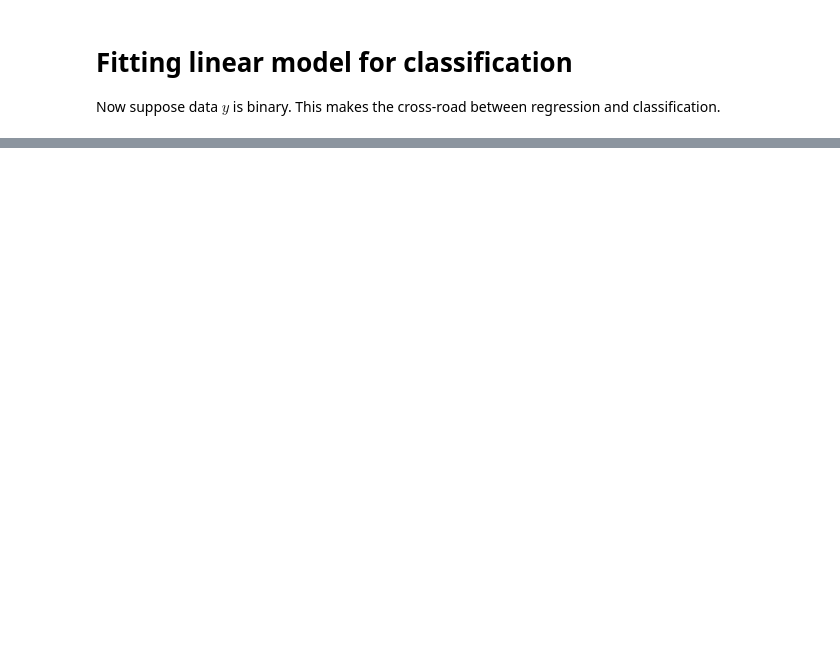
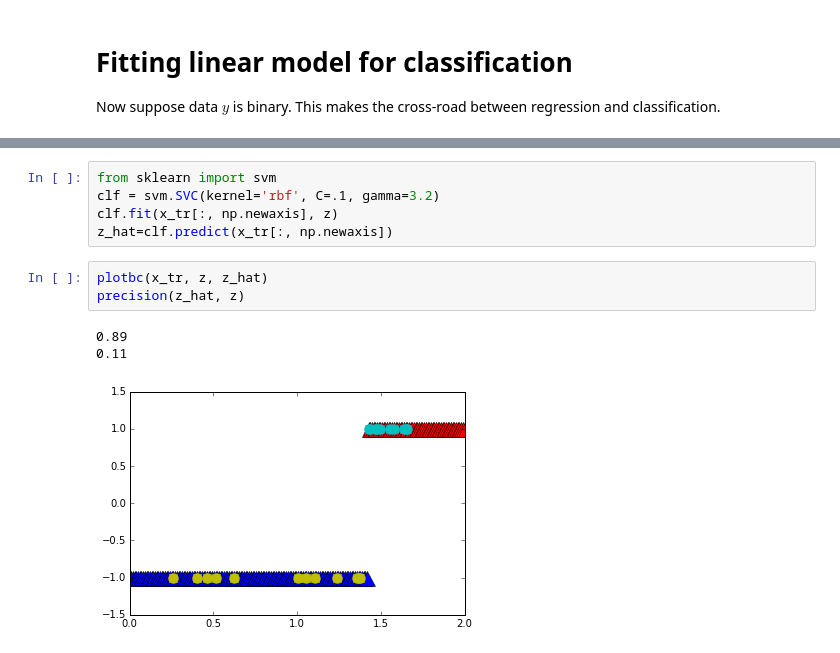
Before and after one commit to vahidpartovinia/pythonworkshop, a Jupyter notebook: ipython/chapter03.ipynb, the cells around one changed output, grey strips where cells are left out. Drawn from its saved outputs; the diff is of its cells as text; blank space fills up the shorter version.

```diff
--- a/ipython/chapter03.ipynb
+++ b/ipython/chapter03.ipynb
@@ -93,0 +114,12 @@ print np.mean(z_class!=z)
+# %%
+from sklearn import svm
+clf = svm.SVC(kernel='rbf', C=.1, gamma=3.2)
+clf.fit(x_tr[:, np.newaxis], z)
+z_hat=clf.predict(x_tr[:, np.newaxis])
+# %%
+plotbc(x_tr, z, z_hat)
+precision(z_hat, z)
+# %% [output]
+0.89
+0.11
+[figure, added]
```
Also changed, not shown: parts of 14 cells of this notebook, 4 other files.
